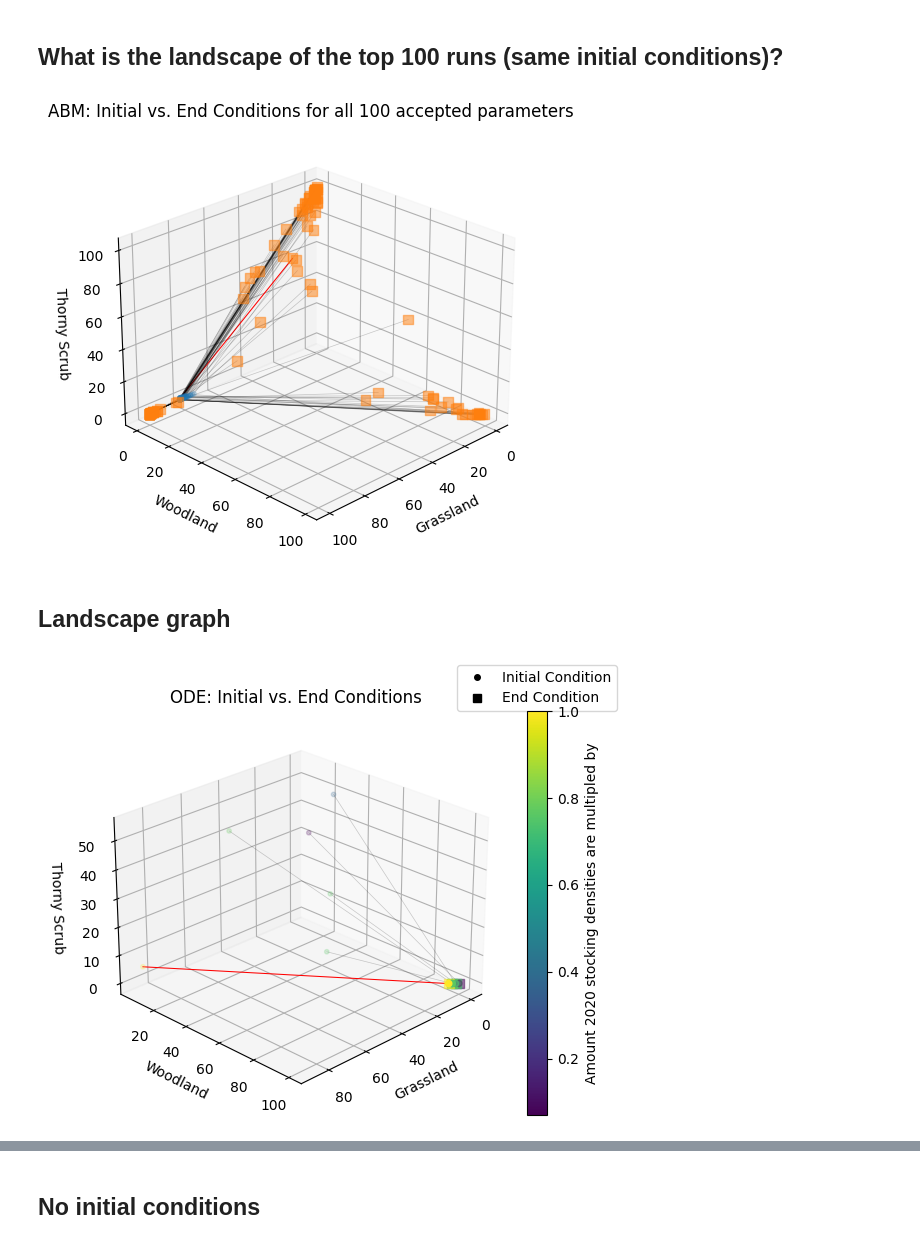
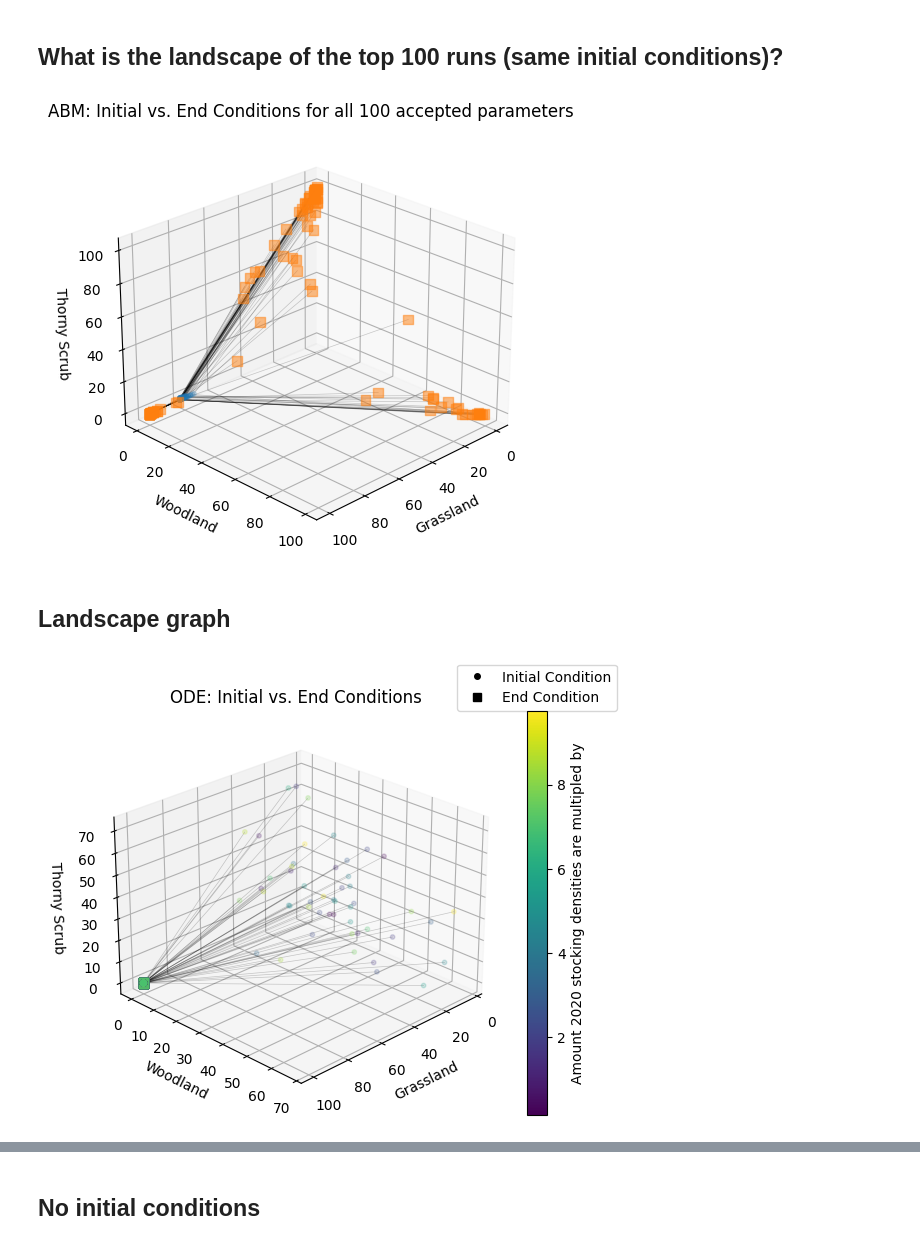
Before and after one commit to emjneil/rewilding_resilience, a Jupyter notebook: graphing_landscape_abm.ipynb, the cells around one changed output, grey strips where cells are left out. Drawn from its saved outputs; the diff is of its cells as text; code cells hidden in the pictures.

```diff
--- a/graphing_landscape_abm.ipynb
+++ b/graphing_landscape_abm.ipynb
@@ -44,7 +44,7 @@ fig.tight_layout()
 # %% [markdown]
 ## What is the landscape of the top 100 runs (same initial conditions)?
 # %%
-all_runs = pd.read_csv('abm_final_results_all_GA_outputs_combined.csv').drop(['Unnamed: 0'], axis=1)
+all_runs = pd.read_csv('abm_final_results_all_GA_outputs_combined.csv').drop(['Unnamed: 0'], axis=1).reset_index(drop=True)
 # %%
 final_df = {}
 
@@ -65,7 +65,7 @@ for my_run in all_runs.run_number.unique():
     }
 
 
-df = pd.DataFrame.from_dict(final_df, "index")
+df = pd.DataFrame.from_dict(final_df, "index").reset_index(drop=True)
 # %%
 # Create 3D plot
 fig = plt.figure()
@@ -84,14 +84,9 @@ end_scatter = ax.scatter(df['Grassland End'], df['Woodland End'], df['Thorny Scr
 
 # Connect points with lines - plot the "true" run as red:
 for i in range(len(df)):
-    if df['Run Number'][i+1] == 1.0:  # Selecting run number 1
-        ax.plot([df['Grassland Initial'][i+1], df['Grassland End'][i+1]],
-                [df['Woodland Initial'][i+1], df['Woodland End'][i+1]],
-                [df['Thorny Scrub Initial'][i+1], df['Thorny Scrub End'][i+1]], c='red', linewidth=0.75)
-    else:
-        ax.plot([df['Grassland Initial'][i+1], df['Grassland End'][i+1]],
-                [df['Woodland Initial'][i+1], df['Woodland End'][i+1]],
-                [df['Thorny Scrub Initial'][i+1], df['Thorny Scrub End'][i+1]], c='black', linewidth=0.5, alpha=0.2)
+    ax.plot([df['Grassland Initial'][i], df['Grassland End'][i]],
+            [df['Woodland Initial'][i], df['Woodland End'][i]],
+            [df['Thorny Scrub Initial'][i], df['Thorny Scrub End'][i]], c='black', linewidth=0.5, alpha=0.2)
 
 # Set labels
 ax.set_xlabel('Grassland')
@@ -109,6 +104,6 @@ plt.tight_layout()
 # Show the plot
 plt.show()
 # %% [output]
-[figure, old version]
+[figure, new version]
 # %% [markdown]
 ## Landscape graph
@@ -118,3 +110,12 @@ df = pd.read_csv('resilience_landscape.csv').drop(['Unnamed: 0'], axis=1)
+# %%
+# open the file
+df1 = pd.read_csv('resilience_landscape_11.csv').drop(['Unnamed: 0'], axis=1)
+df2 = pd.read_csv('resilience_landscape_12.csv').drop(['Unnamed: 0'], axis=1)
+df3 = pd.read_csv('resilience_landscape_13.csv').drop(['Unnamed: 0'], axis=1)
+df4 = pd.read_csv('resilience_landscape_14.csv').drop(['Unnamed: 0'], axis=1)
+df5 = pd.read_csv('resilience_landscape_15.csv').drop(['Unnamed: 0'], axis=1)
+
+df = pd.concat([df1, df2, df3, df4, df5], axis=0).reset_index(drop=True)
 # %%
 # Create 3D plot
 fig = plt.figure()
@@ -133,7 +134,8 @@ end_scatter = ax.scatter(df['Grassland End'], df['Woodland End'], df['Thorny Scr
 
 # Connect points with lines - plot the "true" run as red:
 for i in range(len(df)):
-    if df['Run Number'][i] == 1:  # Selecting run number 1
+    if df['Run Number'][i] == 1.0:  # Selecting run number 1
+
         ax.plot([df['Grassland Initial'][i], df['Grassland End'][i]],
                 [df['Woodland Initial'][i], df['Woodland End'][i]],
                 [df['Thorny Scrub Initial'][i], df['Thorny Scrub End'][i]], c='red', linewidth=0.75)
@@ -141,31 +143,32 @@ for i in range(len(df)):
         ax.plot([df['Grassland Initial'][i], df['Grassland End'][i]],
                 [df['Woodland Initial'][i], df['Woodland End'][i]],
                 [df['Thorny Scrub Initial'][i], df['Thorny Scrub End'][i]], c='black', linewidth=0.5, alpha=0.2)
+
 
 # Set labels
 ax.set_xlabel('Grassland')
 ax.set_ylabel('Woodland')
 ax.set_zlabel('Thorny Scrub')
 
 
 # Add legend for initial and end conditions
 legend_handles = [plt.Line2D([], [], color='black', marker=initial_marker, linestyle='None', markersize=4, label='Initial Condition'),
                                              plt.Line2D([], [], color='black', marker=end_marker, linestyle='None', markersize=6, label='End Condition')]
 
 ax.legend(handles=legend_handles, loc=[0.9,1])
 
 cbar = plt.colorbar(ax.scatter(df['Grassland End'], df['Woodland End'], df['Thorny Scrub End'],  c=df['Stocking Density'], cmap=cm.viridis))
 cbar.set_label('Amount 2020 stocking densities are multipled by')
 
 
 # rotate view
 ax.view_init(25, 45)
 
 plt.title('ODE: Initial vs. End Conditions')
 
 plt.tight_layout()
 
 # Show the plot
 plt.show()
 # %% [output]
-[figure, old version]
+[figure, new version]
```
Also changed, not shown: parts of 4 cells of this notebook, 6 other files.
